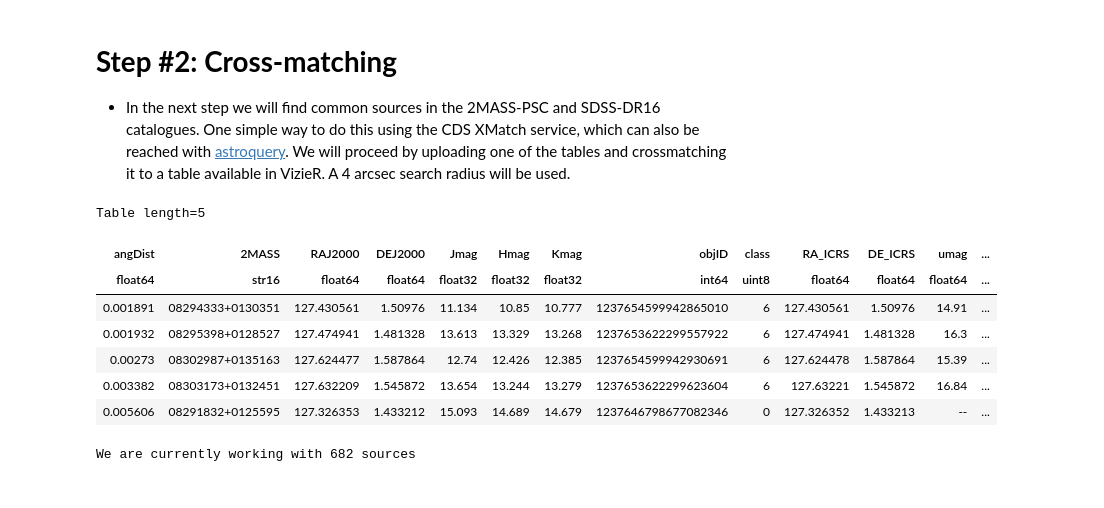
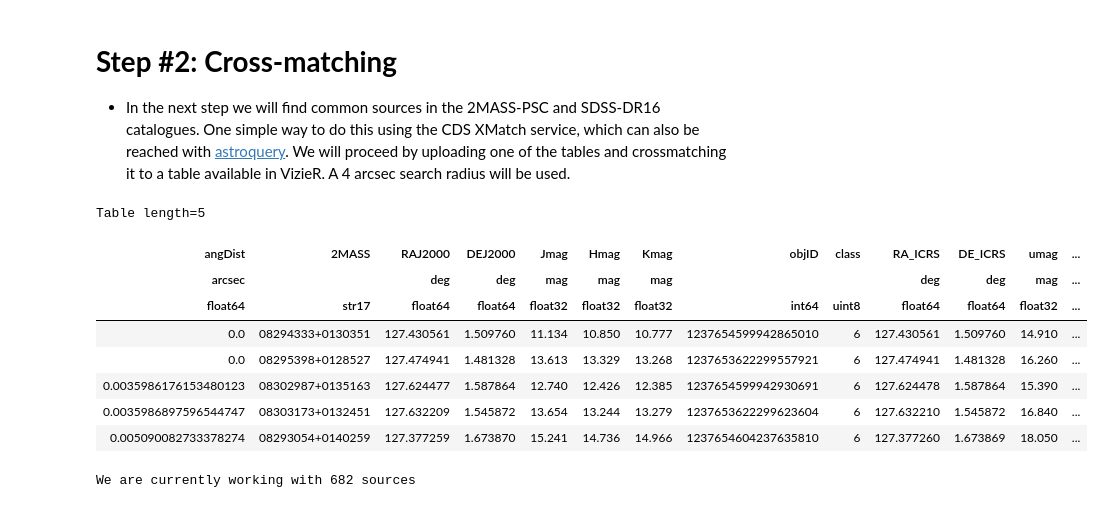
Before and after one commit to spanish-virtual-observatory/svo-notebooks, a Jupyter notebook: tutorials_schools/Discovery_BD_python.ipynb, the cells around one changed output. Cells and saved outputs as stored; diff of their text form; code cells hidden in the pictures.

```diff
--- a/tutorials_schools/Discovery_BD_python.ipynb
+++ b/tutorials_schools/Discovery_BD_python.ipynb
@@ -189,55 +196,53 @@ Table length=5
 # %%
 mass_psc[0].write("2MASS_PSC.vot", format="votable", overwrite=True)
 sdss_results[0].write("SDSS_DR16.vot", format="votable", overwrite=True)
+# %%
+mass_2mass = Table.read("2MASS_PSC.vot", format="votable")
+sdss = Table.read("SDSS_DR16.vot", format="votable")
+
+coords_2mass = SkyCoord(ra=mass_2mass["RAJ2000"], dec=mass_2mass["DEJ2000"], unit=u.deg)
+coords_sdss = SkyCoord(ra=sdss["RA_ICRS"],dec=sdss["DE_ICRS"], unit=u.deg)
+
+idx_2mass, idx_sdss, separacion, _ = search_around_sky(coords_2mass, coords_sdss, 4 * u.arcsec)
 # %%
-mass_sdss = XMatch.query(
-    cat1=Path("2MASS_PSC.vot").open(),
-    cat2="vizier:V/154/sdss16",
-    max_distance=4 * u.arcsec,
-    colRA1="RAJ2000",
-    colDec1="DEJ2000")
+# Convert to Astropy Table
+mass_sdss = Table()
 
-#mass_sdss
-# Convert to Astropy Table
-from astropy.table import Table
-mass_sdss = Table(mass_sdss)
+for col in ["_2MASS", "RAJ2000", "DEJ2000", "Jmag", "Hmag", "Kmag"]:
+    mass_sdss[col] = mass_2mass[col][idx_2mass]
+
+for col in ["objID", "class", "RA_ICRS", "DE_ICRS", "umag", "gmag"]:
+    mass_sdss[col] = sdss[col][idx_sdss]
 
 # Sort by angular distance
-mass_sdss.sort('angDist')
+mass_sdss["angDist"] = separacion.to(u.arcsec)
+mass_sdss.sort("angDist")
 
-# Filter by the nearest neighbour
-unique_sources = []
-nearest_rows = []
-
-for row in mass_sdss:
-    ra = row['RAJ2000']  # Identificador de la fuente en 2MASS_PSC
-
-    if ra not in unique_sources:
-      unique_sources.append(ra)
-      nearest_rows.append(row)
+_, indices = np.unique(mass_sdss["RAJ2000"], return_index=True)
+mass_sdss_nearest = mass_sdss[np.sort(indices)]
 
 # Convert the filtered list into a new table, keeping only the columns of interest
-mass_sdss_nearest = Table(rows=nearest_rows, names=mass_sdss.colnames)["angDist", "2MASS", "RAJ2000", "DEJ2000",
-                                        "Jmag", "Hmag", "Kmag", "objID", "class",
-                                        "RA_ICRS", "DE_ICRS", "umag", "gmag"]
-
+mass_sdss_nearest.rename_column("_2MASS", "2MASS")
+mass_sdss_nearest = mass_sdss_nearest[["angDist", "2MASS", "RAJ2000", "DEJ2000", "Jmag", "Hmag", "Kmag",
+     "objID", "class", "RA_ICRS", "DE_ICRS", "umag", "gmag"]]
 
 # Show 'umag','gmag' with just two decimals
 mass_sdss_nearest["umag"] = mass_sdss_nearest["umag"].round(decimals=2)
 mass_sdss_nearest["gmag"] = mass_sdss_nearest["gmag"].round(decimals=2)
 
 # Show a subset of rows and all columns
 
 mass_sdss_nearest[:5]
 # %% [output]
 Table length=5
 | angDist | 2MASS | RAJ2000 | DEJ2000 | Jmag | Hmag | Kmag | objID | class | RA_ICRS | DE_ICRS | umag | ... |
-| float64 | str16 | float64 | float64 | float32 | float32 | float32 | int64 | uint8 | float64 | float64 | float64 | ... |
-| 0.001891 | 08294333+0130351 | 127.430561 | 1.50976 | 11.134 | 10.85 | 10.777 | 1237654599942865010 | 6 | 127.430561 | 1.50976 | 14.91 | ... |
-| 0.001932 | 08295398+0128527 | 127.474941 | 1.481328 | 13.613 | 13.329 | 13.268 | 1237653622299557922 | 6 | 127.474941 | 1.481328 | 16.3 | ... |
-| 0.00273 | 08302987+0135163 | 127.624477 | 1.587864 | 12.74 | 12.426 | 12.385 | 1237654599942930691 | 6 | 127.624478 | 1.587864 | 15.39 | ... |
-| 0.003382 | 08303173+0132451 | 127.632209 | 1.545872 | 13.654 | 13.244 | 13.279 | 1237653622299623604 | 6 | 127.63221 | 1.545872 | 16.84 | ... |
-| 0.005606 | 08291832+0125595 | 127.326353 | 1.433212 | 15.093 | 14.689 | 14.679 | 1237646798677082346 | 0 | 127.326352 | 1.433213 | -- | ... |
+| arcsec |  | deg | deg | mag | mag | mag |  |  | deg | deg | mag | ... |
+| float64 | str17 | float64 | float64 | float32 | float32 | float32 | int64 | uint8 | float64 | float64 | float32 | ... |
+| 0.0 | 08294333+0130351 | 127.430561 | 1.509760 | 11.134 | 10.850 | 10.777 | 1237654599942865010 | 6 | 127.430561 | 1.509760 | 14.910 | ... |
+| 0.0 | 08295398+0128527 | 127.474941 | 1.481328 | 13.613 | 13.329 | 13.268 | 1237653622299557921 | 6 | 127.474941 | 1.481328 | 16.260 | ... |
+| 0.0035986176153480123 | 08302987+0135163 | 127.624477 | 1.587864 | 12.740 | 12.426 | 12.385 | 1237654599942930691 | 6 | 127.624478 | 1.587864 | 15.390 | ... |
+| 0.0035986897596544747 | 08303173+0132451 | 127.632209 | 1.545872 | 13.654 | 13.244 | 13.279 | 1237653622299623604 | 6 | 127.632210 | 1.545872 | 16.840 | ... |
+| 0.005090082733378274 | 08293054+0140259 | 127.377259 | 1.673870 | 15.241 | 14.736 | 14.966 | 1237654604237635810 | 6 | 127.377260 | 1.673869 | 18.050 | ... |
 # %%
 print(f"We are currently working with {len(mass_sdss_nearest)} sources")
 # %% [output]
```
Also changed, not shown: parts of 16 cells of this notebook, 3 other files.
